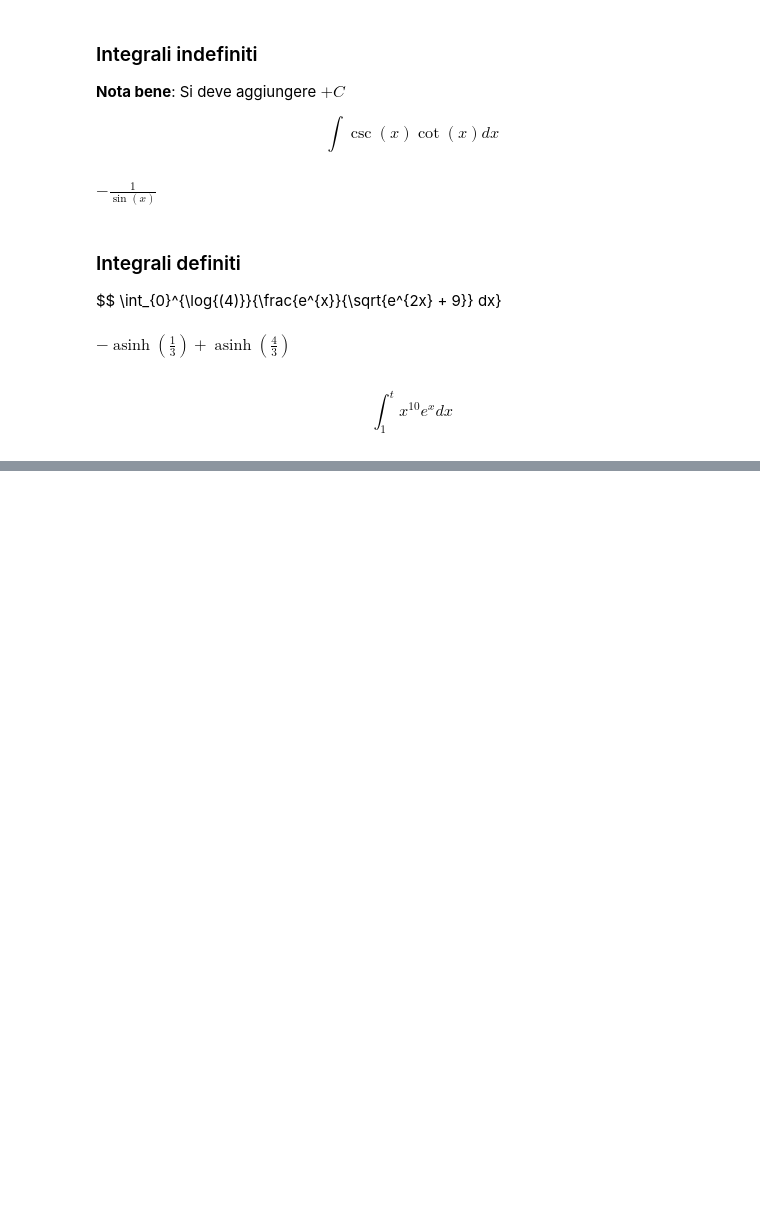
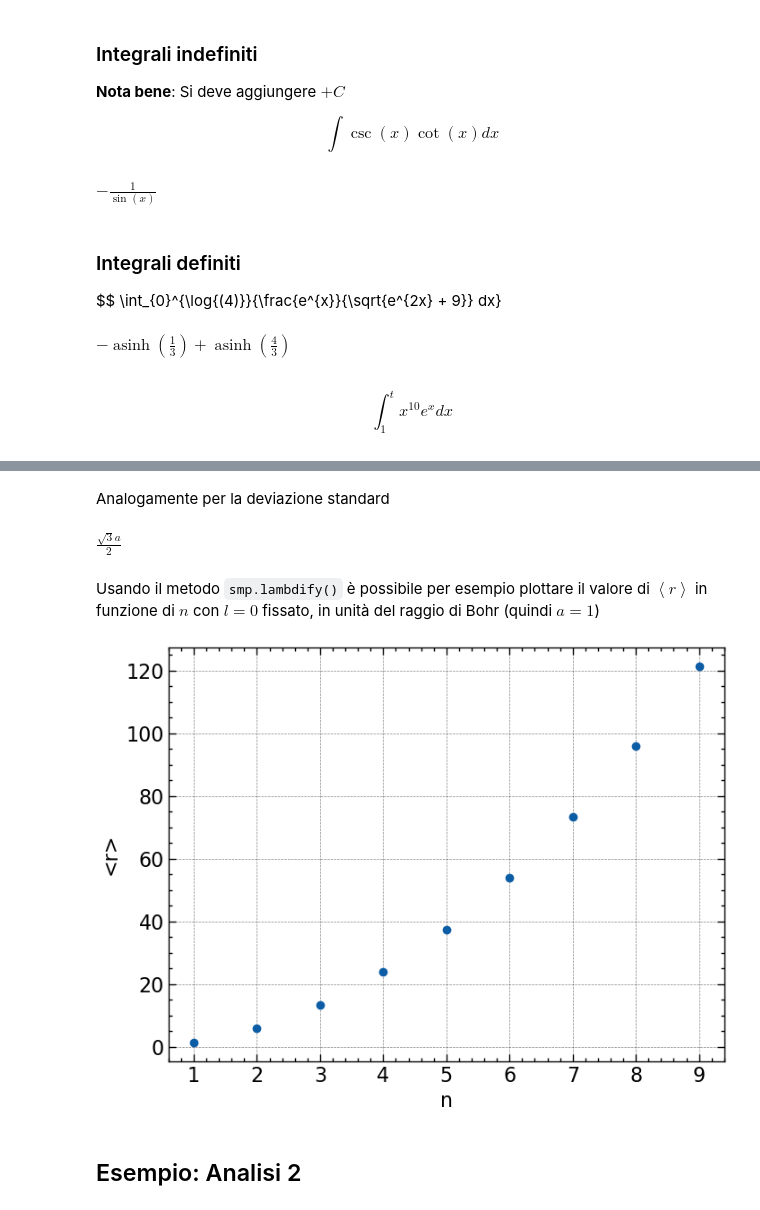
Before and after one commit to mscamp/PythonLearning, a Jupyter notebook: MrPSolver/sympy.ipynb, the cells around one changed output, grey strips where cells are left out. Cells and saved outputs as stored; diff of their text form; code cells hidden in the pictures; blank space fills up the shorter version.

```diff
--- a/MrPSolver/sympy.ipynb
+++ b/MrPSolver/sympy.ipynb
@@ -316,0 +332,3 @@ $\displaystyle \left(t^{10} - 10 t^{9} + 90 t^{8} - 720 t^{7} + 5040 t^{6} - 302
+# %%
+r, a = smp.symbols("r a", real = True, positive = True)
+n, l = smp.symbols("n l", integer = True, positive = True)
@@ -316,0 +337,3 @@ $\displaystyle \left(t^{10} - 10 t^{9} + 90 t^{8} - 720 t^{7} + 5040 t^{6} - 302
+# %%
+R = smp.sqrt((2 / (n * a))**3 * (smp.factorial(n - l - 1) / (2 * n * smp.factorial(n + l)))) * smp.exp(-(r / (n * a))) * ((2 * r) / (n * a))**l * smp.assoc_laguerre(n - l - 1, 2 * l + 1, (2 * r) / (n * a))
+R
@@ -316,0 +351,6 @@ $\displaystyle \left(t^{10} - 10 t^{9} + 90 t^{8} - 720 t^{7} + 5040 t^{6} - 302
+# %%
+def compute_integral(n_val, l_val, k = 3):
+    R_nl = R.subs([(n, n_val), (l, l_val)])
+    integrand = R_nl**2 * r**k
+    limits = (r, 0, smp.oo)
+    return smp.integrate(integrand, limits)
@@ -316,0 +363,2 @@ $\displaystyle \left(t^{10} - 10 t^{9} + 90 t^{8} - 720 t^{7} + 5040 t^{6} - 302
+# %% [markdown]
+Analogamente per la deviazione standard
@@ -316,0 +368,25 @@ $\displaystyle \left(t^{10} - 10 t^{9} + 90 t^{8} - 720 t^{7} + 5040 t^{6} - 302
+# %%
+compute_std(1, 0)
+# %% [output]
+$\displaystyle \frac{\sqrt{3} a}{2}$
+# %% [markdown]
+Usando il metodo `smp.lambdify()` è possibile per esempio plottare il valore di $ \left<r\right> $ in funzione di $ n $ con $ l = 0 $ fissato, in unità del raggio di Bohr (quindi $ a = 1 $)
+# %%
+def compute_mean_distance(n_val, l_val = 0):
+    expr = compute_integral(n_val, l_val)
+    expr_f = smp.lambdify([a], expr)
+    return expr_f(1)
+# %%
+x_coord = np.arange(1, 10)
+y_coord = [compute_mean_distance(n_i) for n_i in x_coord]
+
+fig, ax = plt.subplots(nrows = 1, ncols = 1)
+ax.set_xlabel("n")
+ax.set_ylabel("<r>")
+
+ax.scatter(x_coord, y_coord)
+plt.show()
+# %% [output]
+[figure, added]
+# %% [markdown]
+## Esempio: Analisi 2
```
Also changed, not shown: parts of 11 cells of this notebook.
